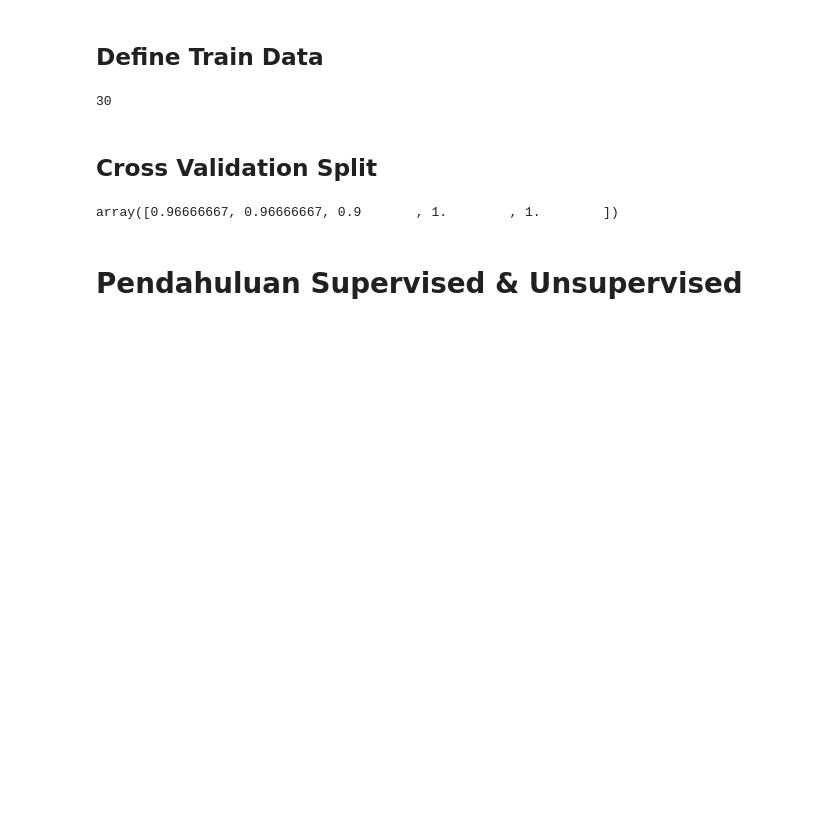
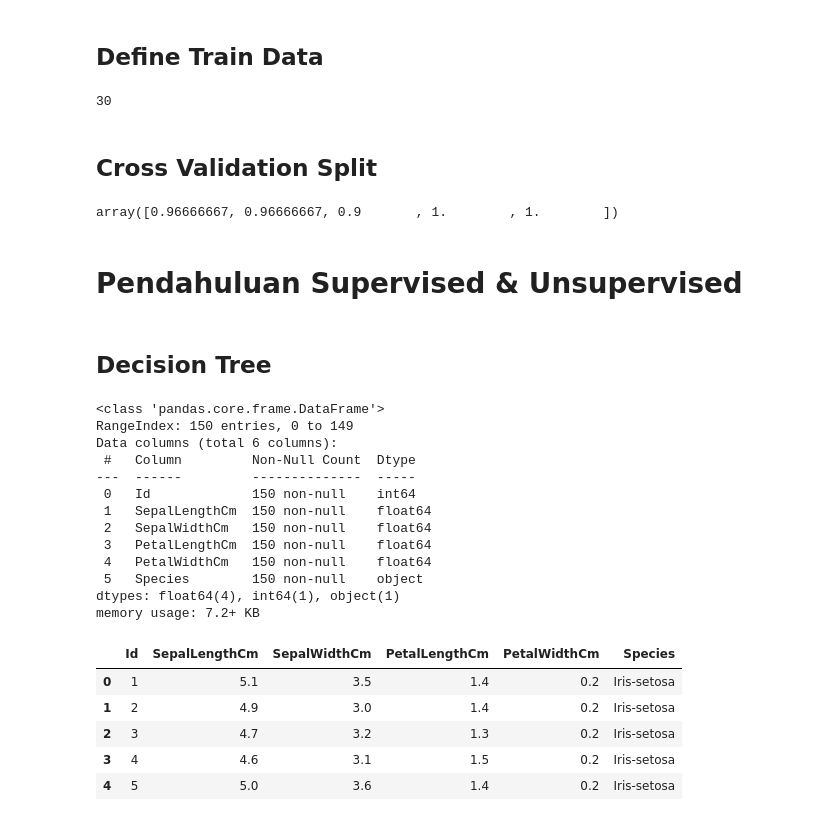
Before and after one commit to Anjasfedo/Dicoding-ML-Pemula, a Jupyter notebook: dicoding_ML_Pemula.ipynb, the cells around one changed output. Drawn from its saved outputs; the diff is of its cells as text; code cells hidden in the pictures; blank space fills up the shorter version.

Commit message:
Decision Tree Classifier

```diff
--- a/dicoding_ML_Pemula.ipynb
+++ b/dicoding_ML_Pemula.ipynb
@@ -118,3 +118,33 @@ scores
 array([0.96666667, 0.96666667, 0.9       , 1.        , 1.        ])
 # %% [markdown]
 # Pendahuluan Supervised & Unsupervised
+# %% [markdown]
+## Decision Tree
+# %%
+import pandas as pd
+
+iris = pd.read_csv("Iris.csv")
+# %%
+iris.info()
+
+iris.head()
+# %% [output]
+<class 'pandas.core.frame.DataFrame'>
+RangeIndex: 150 entries, 0 to 149
+Data columns (total 6 columns):
+ #   Column         Non-Null Count  Dtype
+---  ------         --------------  -----
+ 0   Id             150 non-null    int64
+ 1   SepalLengthCm  150 non-null    float64
+ 2   SepalWidthCm   150 non-null    float64
+ 3   PetalLengthCm  150 non-null    float64
+ 4   PetalWidthCm   150 non-null    float64
+ 5   Species        150 non-null    object
+dtypes: float64(4), int64(1), object(1)
+memory usage: 7.2+ KB
+|  | Id | SepalLengthCm | SepalWidthCm | PetalLengthCm | PetalWidthCm | Species |
+| 0 | 1 | 5.1 | 3.5 | 1.4 | 0.2 | Iris-setosa |
+| 1 | 2 | 4.9 | 3.0 | 1.4 | 0.2 | Iris-setosa |
+| 2 | 3 | 4.7 | 3.2 | 1.3 | 0.2 | Iris-setosa |
+| 3 | 4 | 4.6 | 3.1 | 1.5 | 0.2 | Iris-setosa |
+| 4 | 5 | 5.0 | 3.6 | 1.4 | 0.2 | Iris-setosa |
```
Also changed, not shown: parts of 7 cells of this notebook.
